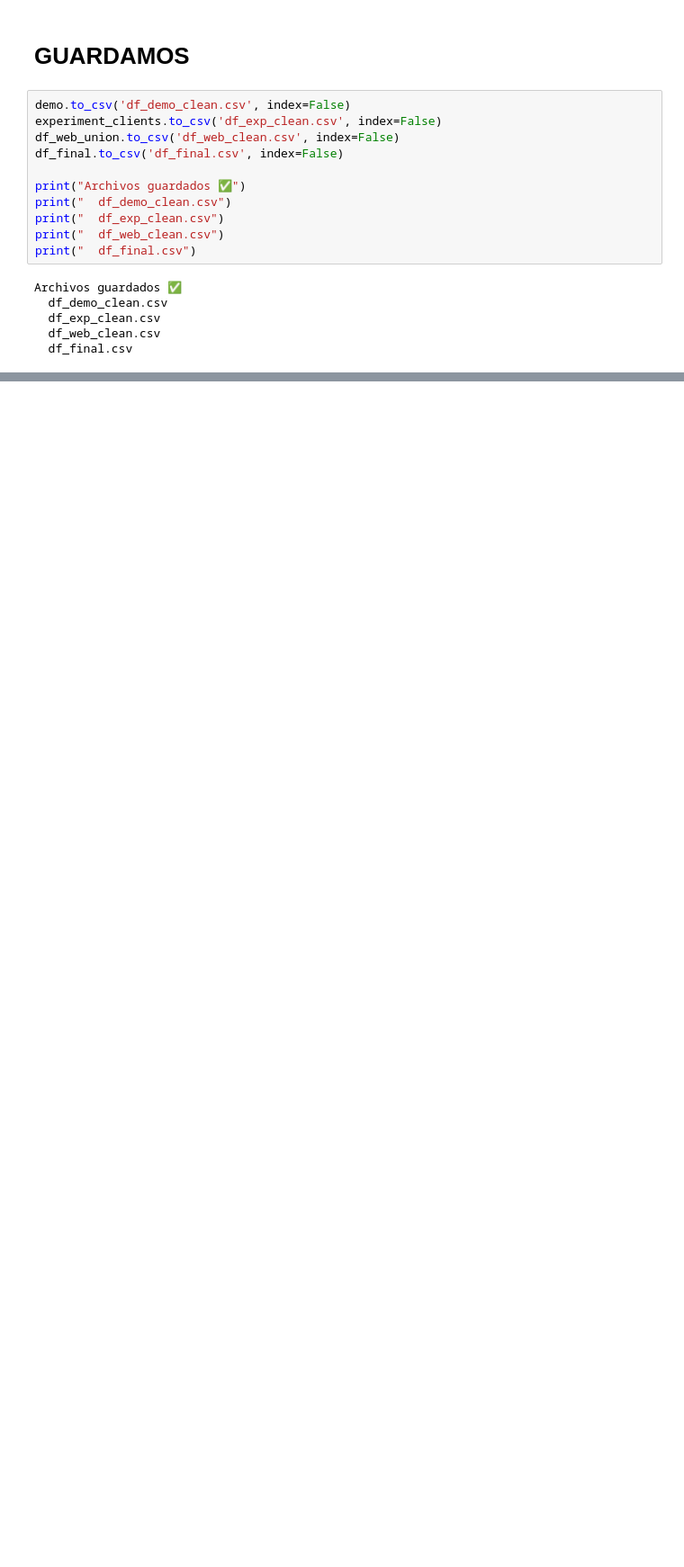
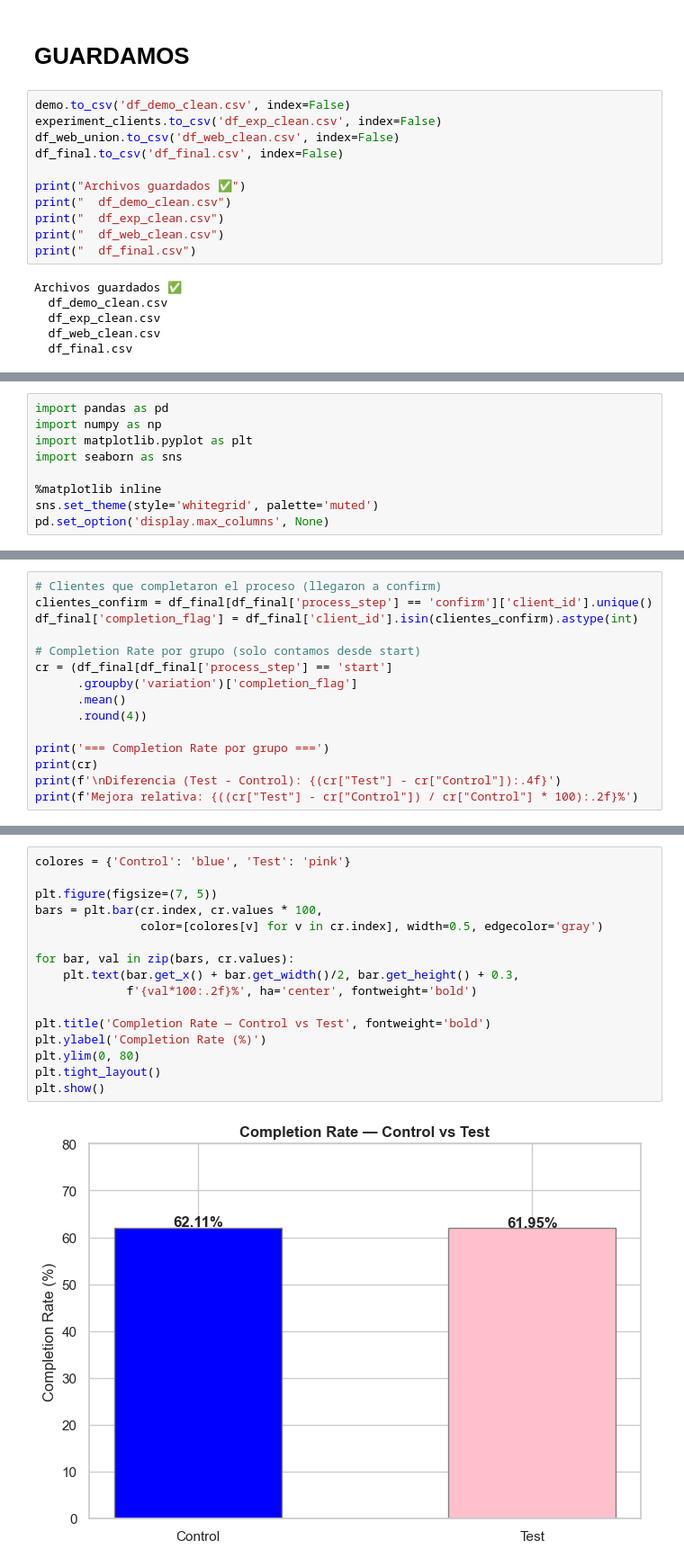
Before and after one commit to demonvaa/vanguard-ab-test, a Jupyter notebook: Proyecto_2.ipynb, the cells around one changed output, grey strips where cells are left out. Shown at 90% size. Saved outputs shown, nothing was run; the diff lists cells and outputs as text; blank space fills up the shorter version.

```diff
--- a/Proyecto_2.ipynb
+++ b/Proyecto_2.ipynb
@@ -771,0 +775,9 @@ Archivos guardados ✅
+# %%
+import pandas as pd
+import numpy as np
+import matplotlib.pyplot as plt
+import seaborn as sns
+
+%matplotlib inline
+sns.set_theme(style='whitegrid', palette='muted')
+pd.set_option('display.max_columns', None)
@@ -771,0 +812,15 @@ Archivos guardados ✅
+# %%
+# Clientes que completaron el proceso (llegaron a confirm)
+clientes_confirm = df_final[df_final['process_step'] == 'confirm']['client_id'].unique()
+df_final['completion_flag'] = df_final['client_id'].isin(clientes_confirm).astype(int)
+
+# Completion Rate por grupo (solo contamos desde start)
+cr = (df_final[df_final['process_step'] == 'start']
+      .groupby('variation')['completion_flag']
+      .mean()
+      .round(4))
+
+print('=== Completion Rate por grupo ===')
+print(cr)
+print(f'\nDiferencia (Test - Control): {(cr["Test"] - cr["Control"]):.4f}')
+print(f'Mejora relativa: {((cr["Test"] - cr["Control"]) / cr["Control"] * 100):.2f}%')
@@ -771,0 +836,18 @@ Archivos guardados ✅
+# %%
+colores = {'Control': 'blue', 'Test': 'pink'}
+
+plt.figure(figsize=(7, 5))
+bars = plt.bar(cr.index, cr.values * 100,
+               color=[colores[v] for v in cr.index], width=0.5, edgecolor='gray')
+
+for bar, val in zip(bars, cr.values):
+    plt.text(bar.get_x() + bar.get_width()/2, bar.get_height() + 0.3,
+             f'{val*100:.2f}%', ha='center', fontweight='bold')
+
+plt.title('Completion Rate — Control vs Test', fontweight='bold')
+plt.ylabel('Completion Rate (%)')
+plt.ylim(0, 80)
+plt.tight_layout()
+plt.show()
+# %% [output]
+[figure, added]
```
Also changed, not shown: parts of 15 cells of this notebook.
